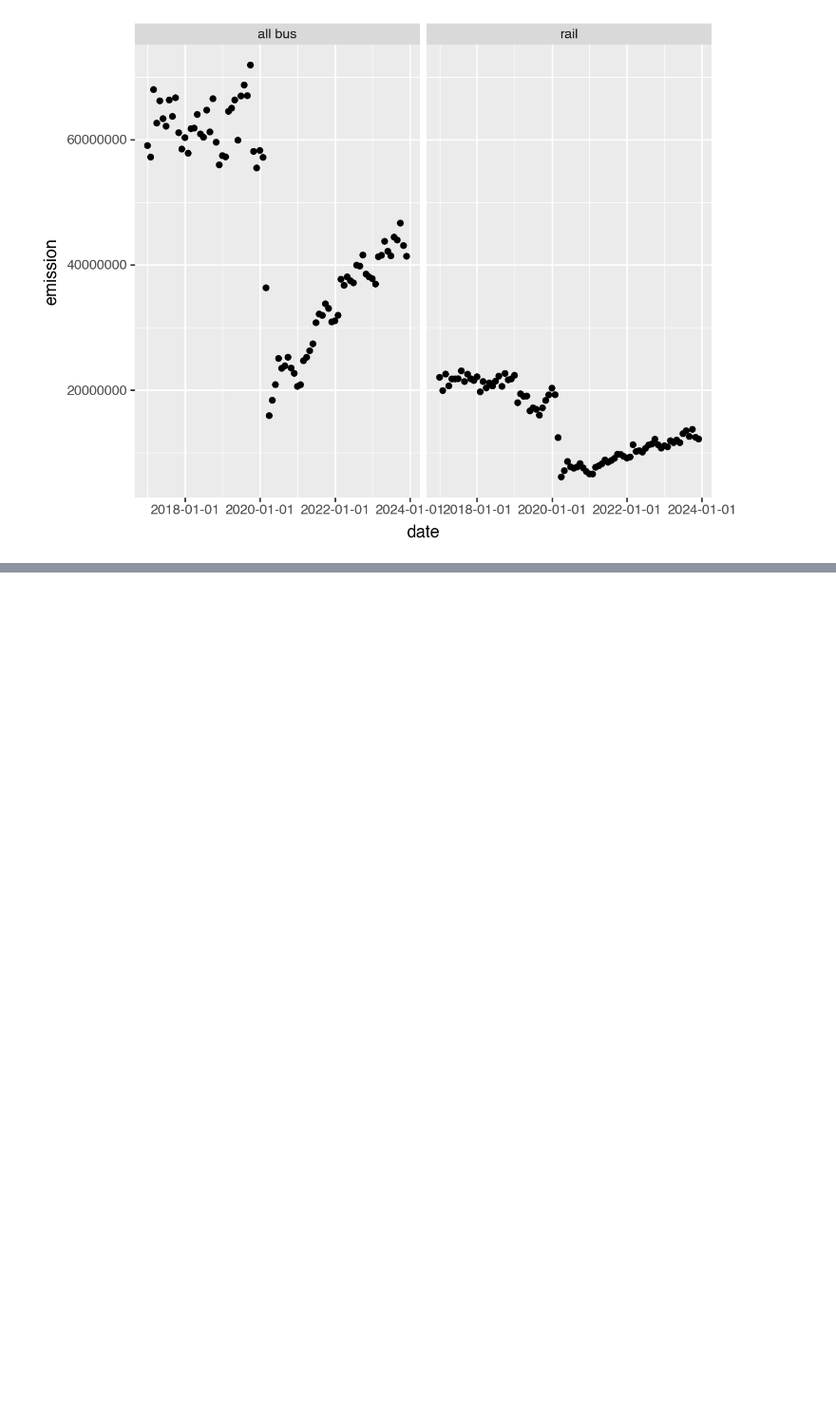
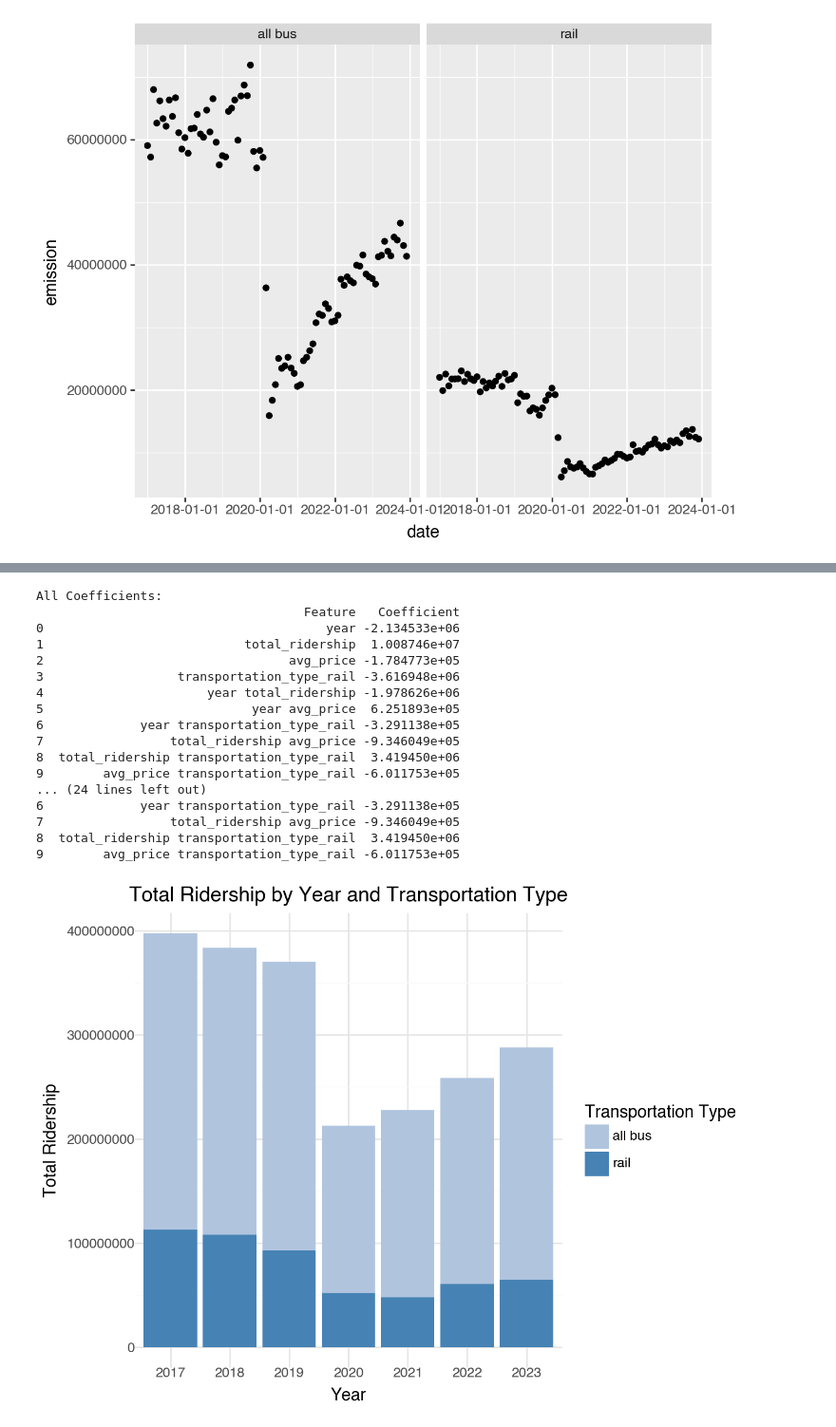
Before and after one commit to stolieerickson/GSB544-Computing, a Jupyter notebook: Project/Project.ipynb, the cells around one changed output, grey strips where cells are left out. Shown at 95% size. Drawn from its saved outputs; the diff is of its cells as text; code cells hidden in the pictures; blank space fills up the shorter version.

```diff
--- a/Project/Project.ipynb
+++ b/Project/Project.ipynb
@@ -59,0 +109,79 @@ print(plot)
+# %%
+from sklearn.compose import ColumnTransformer
+from sklearn.pipeline import Pipeline
+from sklearn.preprocessing import StandardScaler, OneHotEncoder, PolynomialFeatures
+from sklearn.linear_model import ElasticNet
+from sklearn.model_selection import train_test_split
+import pandas as pd
+
+# Split the data
+X = data[['year', 'transportation_type', 'total_ridership', 'avg_price']]
+y = data['emission']
+X_train, X_test, y_train, y_test = train_test_split(X, y, test_size=0.2, random_state=1)
+
+# Define preprocessing
+preprocessor = ColumnTransformer(
+    transformers=[
+        ('num', StandardScaler(), ['year', 'total_ridership', 'avg_price']),
+        ('cat', OneHotEncoder(drop='first'), ['transportation_type'])
+    ]
+)
+
+# Create pipeline to add interactions
+pipeline = Pipeline(steps=[
+    ('preprocessor', preprocessor),
+    ('interactions', PolynomialFeatures(degree=2, interaction_only=True, include_bias=False)),  # Add interactions
+    ('elasticnet', ElasticNet(random_state=1))
+])
+
+# Fit the pipeline
+pipeline.fit(X_train, y_train)
+
+# Get feature names after interactions
+preprocessed_names = (
+    preprocessor.named_transformers_['num'].get_feature_names_out(['year', 'total_ridership', 'avg_price']).tolist()
+    + preprocessor.named_transformers_['cat'].get_feature_names_out(['transportation_type']).tolist()
+)
+poly = pipeline.named_steps['interactions']
+interaction_names = poly.get_feature_names_out(preprocessed_names)
+
+# Extract coefficients
+elasticnet_model = pipeline.named_steps['elasticnet']
+coefficients = pd.DataFrame({
+    'Feature': interaction_names,
+    'Coefficient': elasticnet_model.coef_
+})
+
+# Debugging: Print all coefficients to confirm interactions exist
+print("All Coefficients:")
+print(coefficients)
+
+# Adjust filter for interaction terms
+interaction_terms = coefficients[coefficients['Feature'].str.contains(' ')]
+
+# If interaction_terms is still empty, skip filtering
+if interaction_terms.empty:
+    interaction_terms = coefficients
+
+# Print interaction coefficients
+print("Interaction Coefficients:")
+print(interaction_terms)
+# %% [output]
+All Coefficients:
+                                    Feature   Coefficient
+0                                      year -2.134533e+06
+1                           total_ridership  1.008746e+07
+2                                 avg_price -1.784773e+05
+3                  transportation_type_rail -3.616948e+06
+4                      year total_ridership -1.978626e+06
+5                            year avg_price  6.251893e+05
+6             year transportation_type_rail -3.291138e+05
+7                 total_ridership avg_price -9.346049e+05
+8  total_ridership transportation_type_rail  3.419450e+06
+9        avg_price transportation_type_rail -6.011753e+05
+... (24 lines left out)
+6             year transportation_type_rail -3.291138e+05
+7                 total_ridership avg_price -9.346049e+05
+8  total_ridership transportation_type_rail  3.419450e+06
+9        avg_price transportation_type_rail -6.011753e+05
+[figure, added]
```
Also changed, not shown: parts of 13 cells of this notebook, 17 other files.
